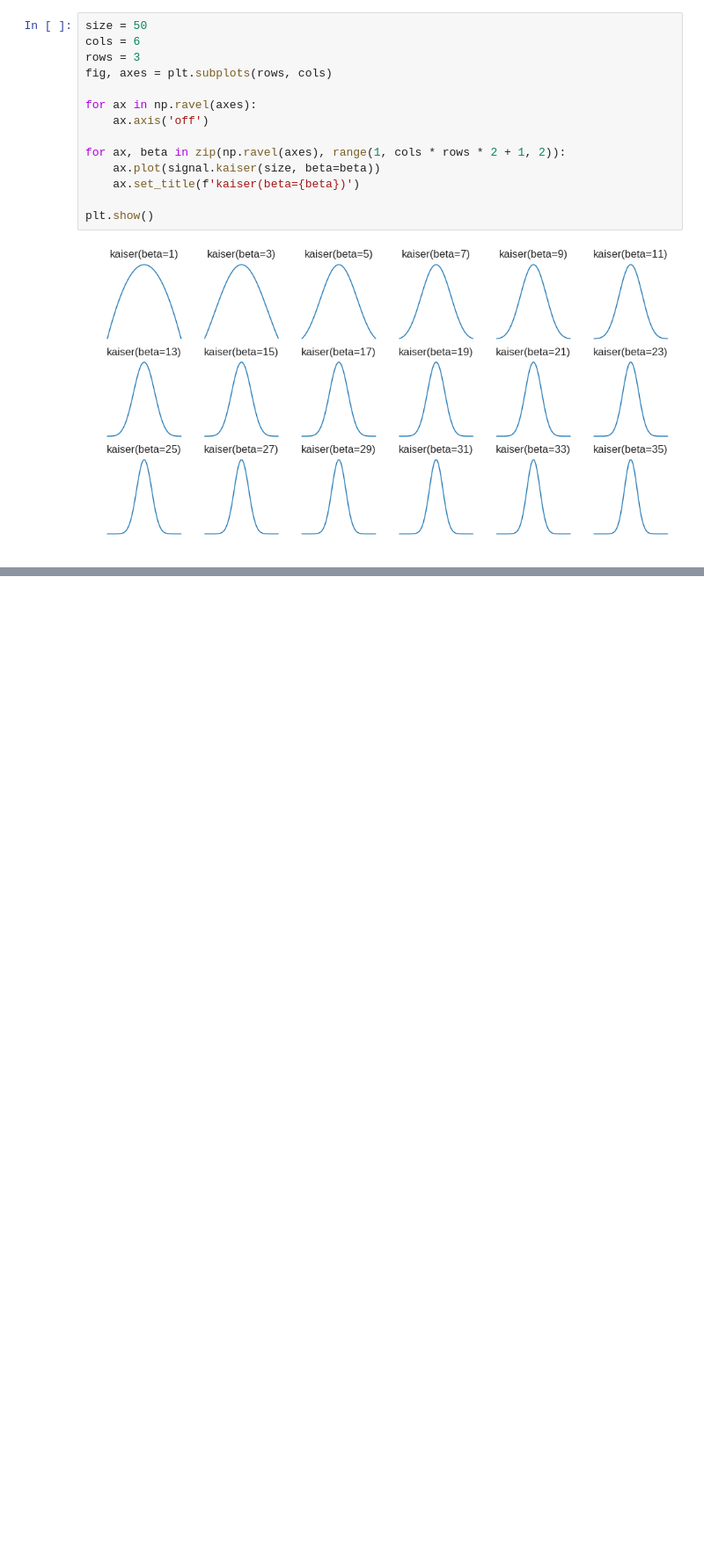
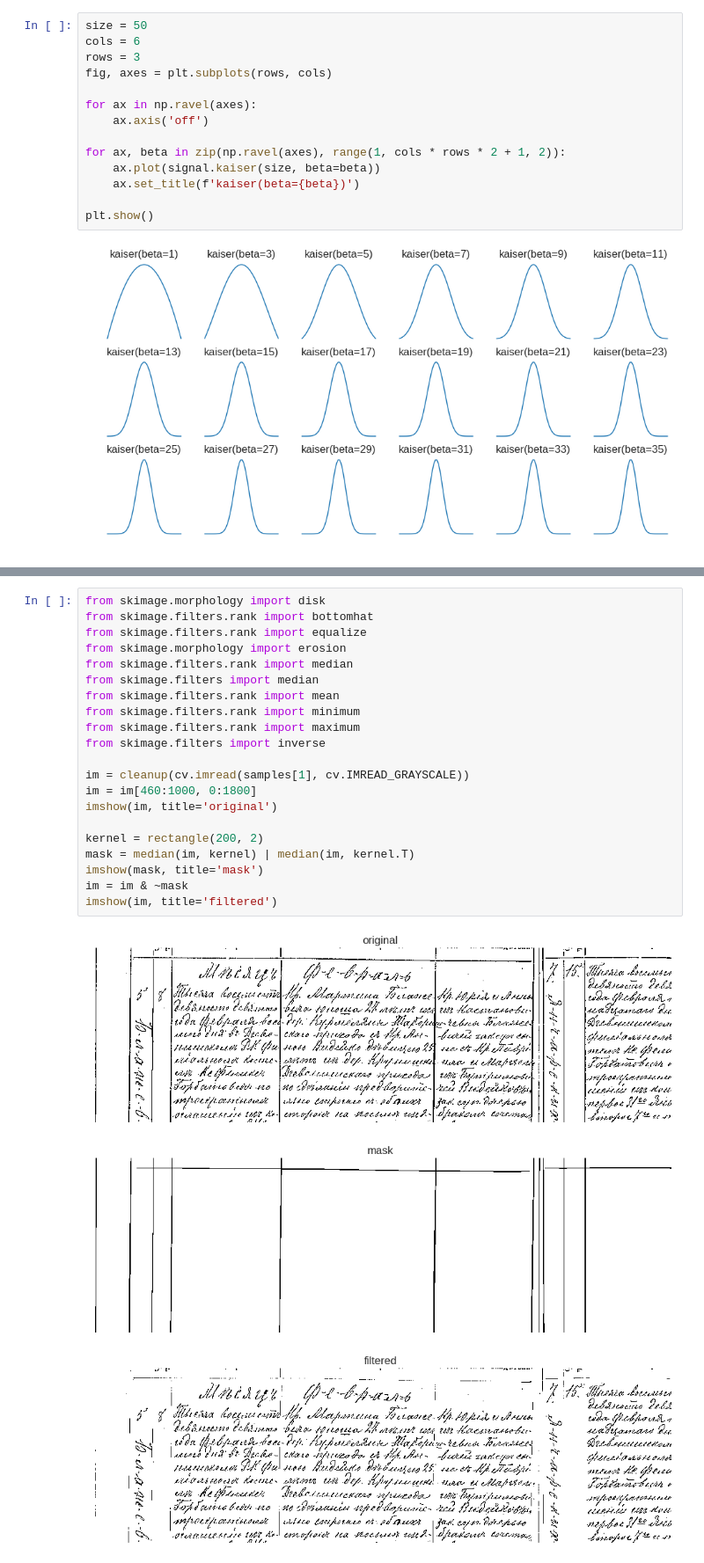
Before and after one commit to sirex/metrikai, a Jupyter notebook: vilniuspy-part2.ipynb, the cells around one changed output, grey strips where cells are left out. Shown at 88% size. Drawn from its saved outputs; the diff is of its cells as text; blank space fills up the shorter version.

```diff
--- a/vilniuspy-part2.ipynb
+++ b/vilniuspy-part2.ipynb
@@ -311,0 +320,25 @@ plt.show()
+# %%
+from skimage.morphology import disk
+from skimage.filters.rank import bottomhat
+from skimage.filters.rank import equalize
+from skimage.morphology import erosion
+from skimage.filters.rank import median
+from skimage.filters import median
+from skimage.filters.rank import mean
+from skimage.filters.rank import minimum
+from skimage.filters.rank import maximum
+from skimage.filters import inverse
+
+im = cleanup(cv.imread(samples[1], cv.IMREAD_GRAYSCALE))
+im = im[460:1000, 0:1800]
+imshow(im, title='original')
+
+kernel = rectangle(200, 2)
+mask = median(im, kernel) | median(im, kernel.T)
+imshow(mask, title='mask')
+im = im & ~mask
+imshow(im, title='filtered')
+# %% [output]
+[figure, added]
+[figure, added]
+[figure, added]
```
Also changed, not shown: parts of 9 cells of this notebook, 2 other files.
